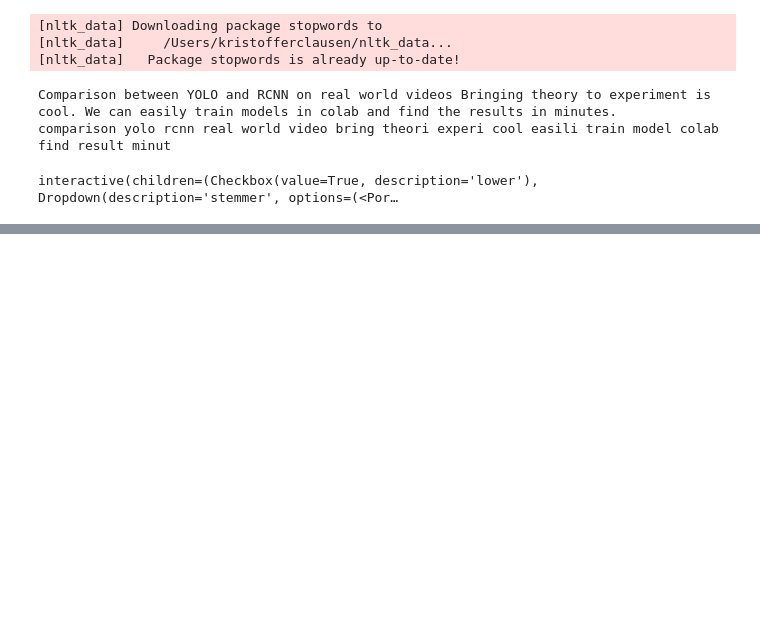
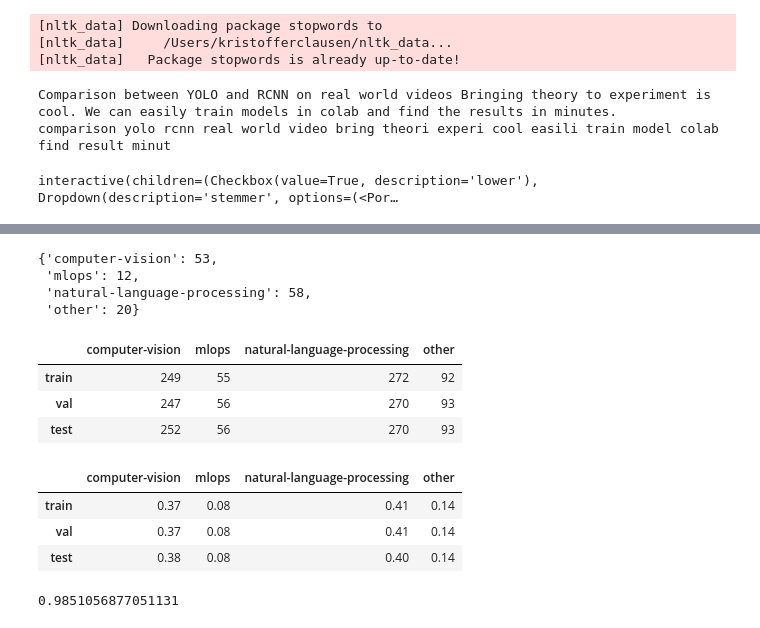
Before and after one commit to kristoffergordon/mlops-course, a Jupyter notebook: notebooks/tagifai_dev.ipynb, the cells around one changed output, grey strips where cells are left out. Cells and saved outputs as stored; diff of their text form; code cells hidden in the pictures; blank space fills up the shorter version.

```diff
--- a/notebooks/tagifai_dev.ipynb
+++ b/notebooks/tagifai_dev.ipynb
@@ -242,0 +461,26 @@ snowBallStemmer
+# %%
+counts['val_counts']
+# %% [output]
+{'computer-vision': 53,
+ 'mlops': 12,
+ 'natural-language-processing': 58,
+ 'other': 20}
+# %%
+# Adjust counts across splits
+for k in counts["val_counts"].keys():
+    counts["val_counts"][k] = int(counts["val_counts"][k] * \
+        (train_size/val_size))
+    counts["test_counts"][k] = int(counts["test_counts"][k] * \
+        (train_size/test_size))
+# %%
+count_df = pd.DataFrame({
+    "train": counts["train_counts"],
+    "val": counts["val_counts"],
+    "test": counts["test_counts"]
+}).T.fillna(0)
+count_df
+# %% [output]
+|  | computer-vision | mlops | natural-language-processing | other |
+| train | 249 | 55 | 272 | 92 |
+| val | 247 | 56 | 270 | 93 |
+| test | 252 | 56 | 270 | 93 |
@@ -242,0 +494,17 @@ snowBallStemmer
+# %%
+dist_df = pd.DataFrame({
+    "train": counts["train_counts"],
+    "val": counts["val_counts"],
+    "test": counts["test_counts"]
+}).T.fillna(0)
+dist_df
+# %% [output]
+|  | computer-vision | mlops | natural-language-processing | other |
+| train | 0.37 | 0.08 | 0.41 | 0.14 |
+| val | 0.37 | 0.08 | 0.41 | 0.14 |
+| test | 0.38 | 0.08 | 0.40 | 0.14 |
+# %%
+# Standard deviation
+np.mean(np.std(count_df.to_numpy(), axis=0))
+# %% [output]
+0.9851056877051131
```
Also changed, not shown: parts of 37 cells of this notebook, 2 other files.
